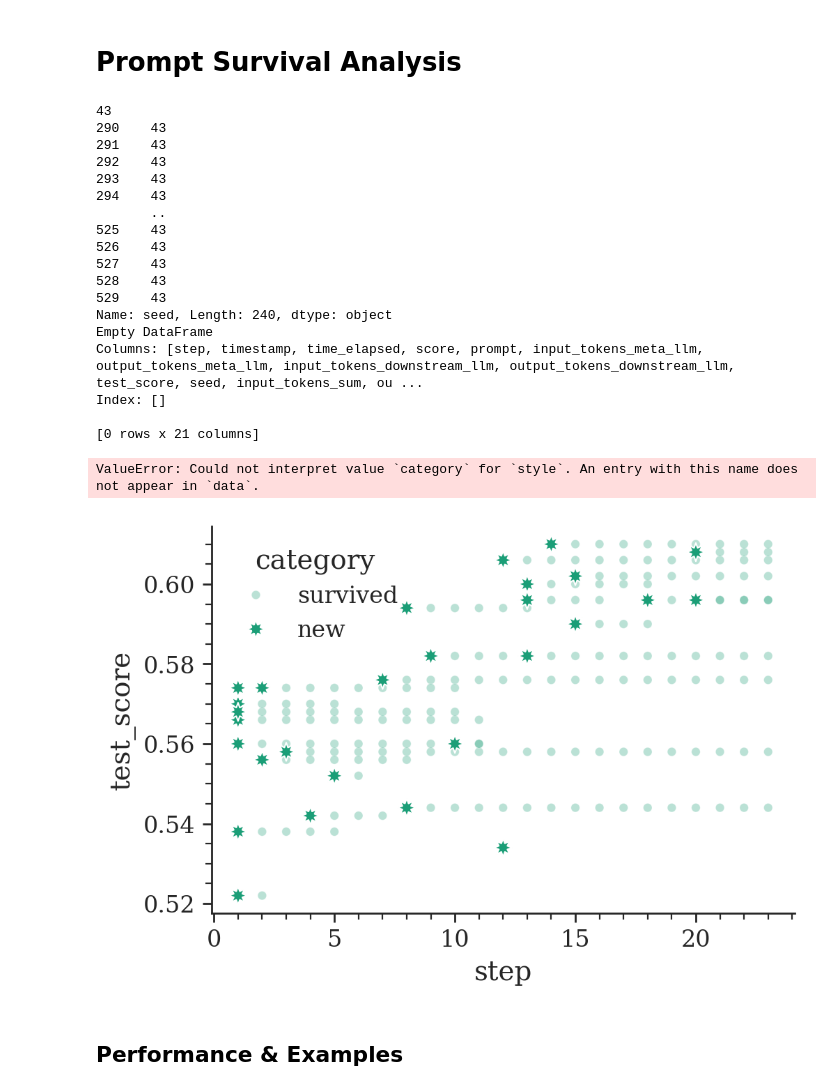
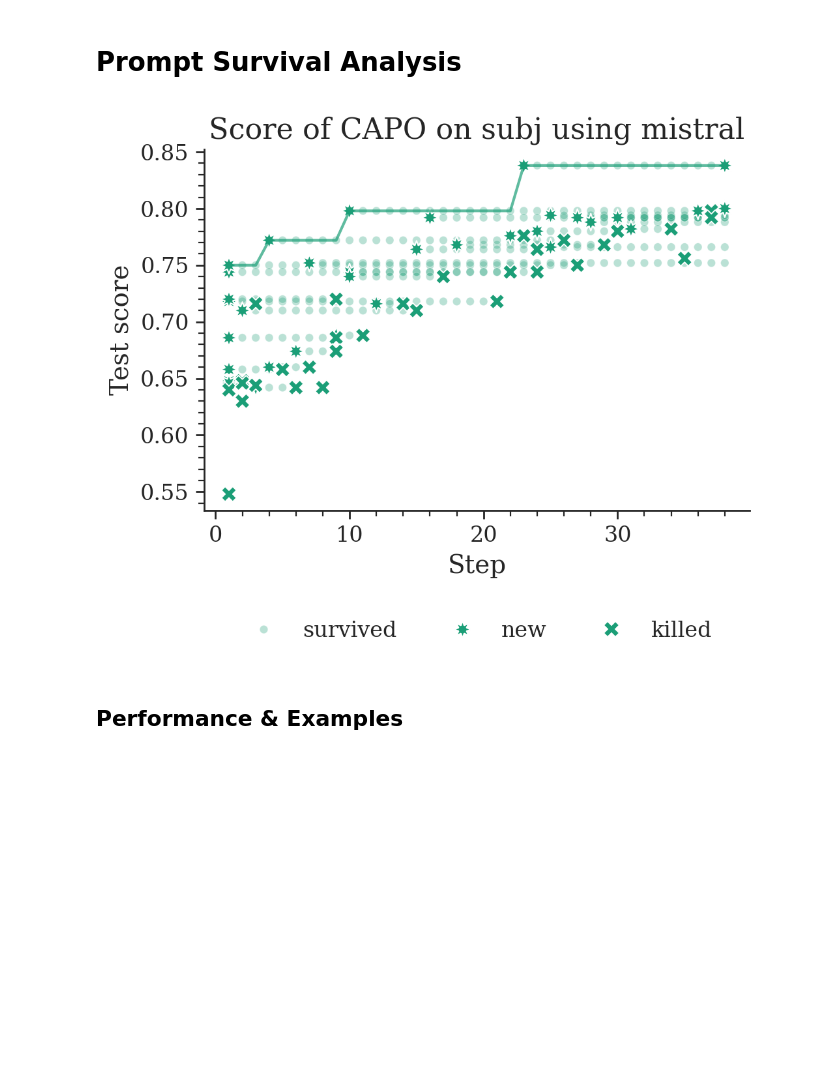
Before and after one commit to finitearth/capo, a Jupyter notebook: notebooks/paper_visualization/benchmarking_visualization.ipynb, the cells around one changed output. Drawn from its saved outputs; the diff is of its cells as text; code cells hidden in the pictures; blank space fills up the shorter version.

Commit message:
final touches on performance profile plot

```diff
--- a/notebooks/paper_visualization/benchmarking_visualization.ipynb
+++ b/notebooks/paper_visualization/benchmarking_visualization.ipynb
@@ -417,35 +417,10 @@ mistral
 # Prompt Survival Analysis
 # %%
 plot_population_members(
-    "sst-5",
-    "mistral",
-    "CAPO",
-    x_col="step",
-    score_col="test_score",
-    path_prefix="../..",
-    seeds=[42, 43],
+    "subj", "mistral", "CAPO", x_col="step", score_col="test_score", path_prefix="../..", seeds=[42]
 );
 # %% [output]
-43
-290    43
-291    43
-292    43
-293    43
-294    43
-       ..
-525    43
-526    43
-527    43
-528    43
-529    43
-Name: seed, Length: 240, dtype: object
-Empty DataFrame
-Columns: [step, timestamp, time_elapsed, score, prompt, input_tokens_meta_llm, output_tokens_meta_llm, input_tokens_downstream_llm, output_tokens_downstream_llm, test_score, seed, input_tokens_sum, ou ...
-Index: []
-
-[0 rows x 21 columns]
-ValueError: Could not interpret value `category` for `style`. An entry with this name does not appear in `data`.
-[figure, old version]
+[figure, new version]
 # %% [markdown]
 ## Performance & Examples
 # %%
```
Also changed, not shown: parts of 1 cell of this notebook, 1 other file.
